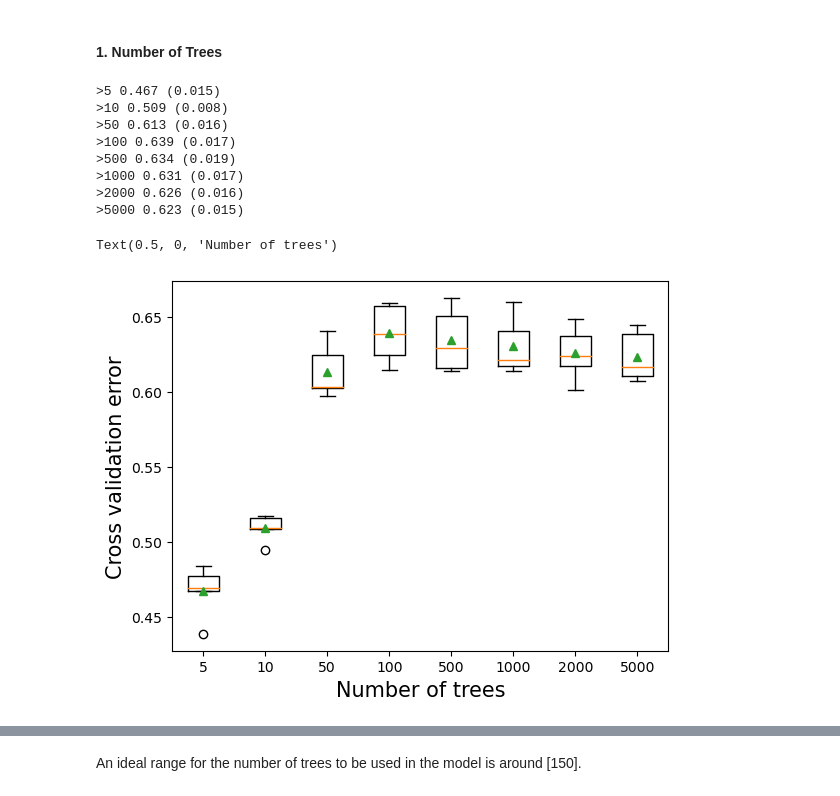
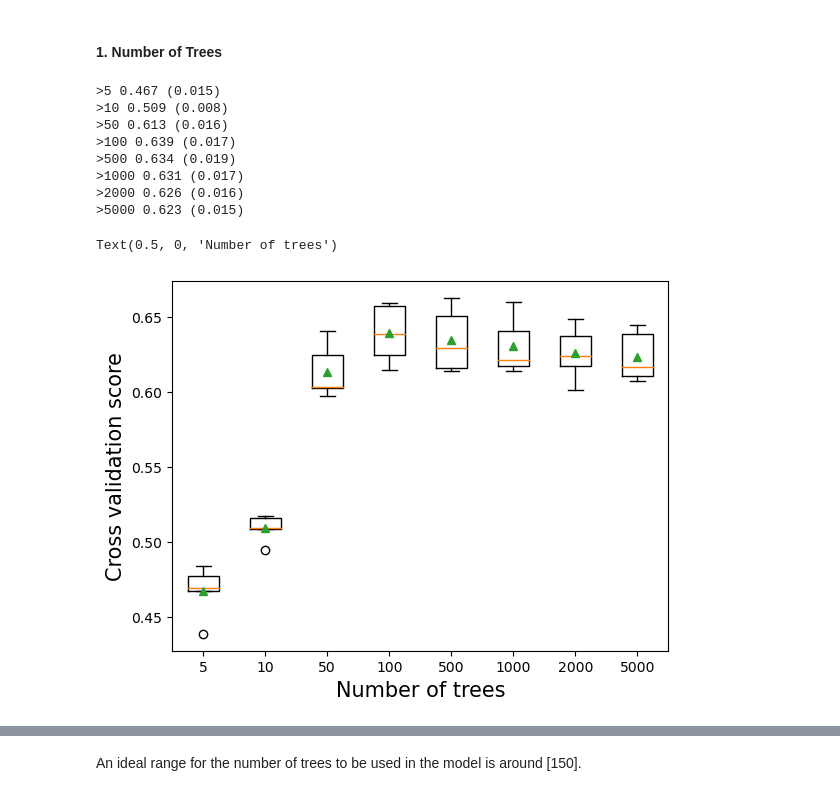
Before and after one commit to diegoschum/Zzz-303-3, a Jupyter notebook: Zzz_code.ipynb, the cells around one changed output, grey strips where cells are left out. Drawn from its saved outputs; the diff is of its cells as text; code cells hidden in the pictures.

```diff
--- a/Zzz_code.ipynb
+++ b/Zzz_code.ipynb
@@ -1001,35 +1001,35 @@ def evaluate_model(model, X, y, sample_weights):
     fit_params = {"sample_weight": sample_weights}
     # evaluate the model and collect the results
     scores = (cross_val_score(model, X, y, fit_params = fit_params, scoring= 'f1_weighted', cv=cv, n_jobs=-1))
     return scores
 
 # get the models to evaluate
 models = get_models()
 # evaluate the models and store results
 results, names = list(), list()
 for name, model in models.items():
     # evaluate the model
     scores = evaluate_model(model, X_train, y_train, weight)
     # store the results
     results.append(scores)
     names.append(name)
     # summarize the performance along the way
     print('>%s %.3f (%.3f)' % (name, np.mean(scores), np.std(scores)))
 # plot model performance for comparison
 plt.boxplot(results, labels=names, showmeans=True)
-plt.ylabel('Cross validation error',fontsize=15)
+plt.ylabel('Cross validation score',fontsize=15)
 plt.xlabel('Number of trees',fontsize=15)
 # %% [output]
 >5 0.467 (0.015)
 >10 0.509 (0.008)
 >50 0.613 (0.016)
 >100 0.639 (0.017)
 >500 0.634 (0.019)
 >1000 0.631 (0.017)
 >2000 0.626 (0.016)
 >5000 0.623 (0.015)
 Text(0.5, 0, 'Number of trees')
-[figure, old version]
+[figure, new version]
 # %%
 # Finer grid search
 def get_models():
```
Also changed, not shown: parts of 19 cells of this notebook, 1 other file.
